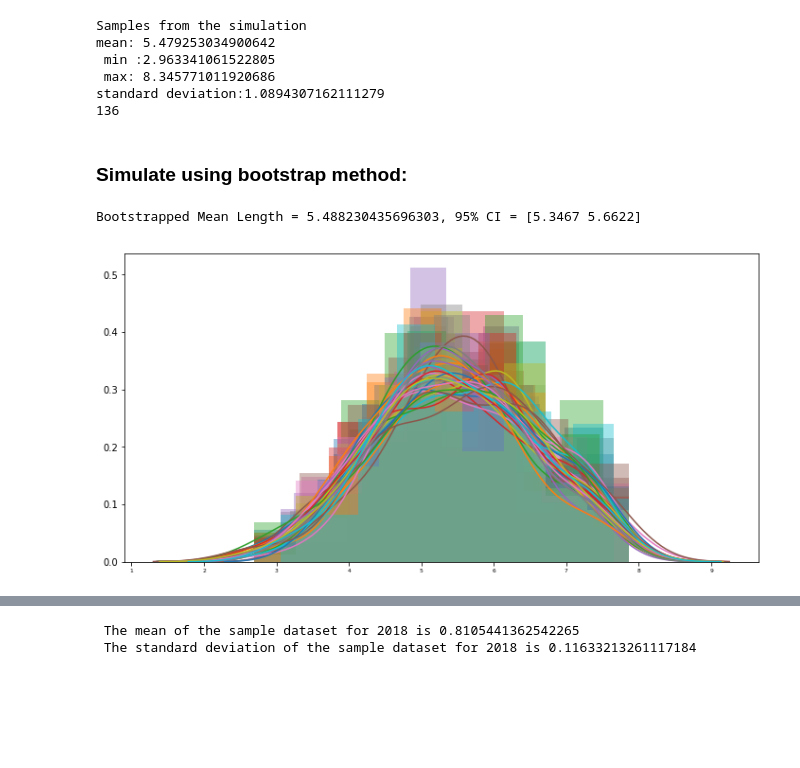
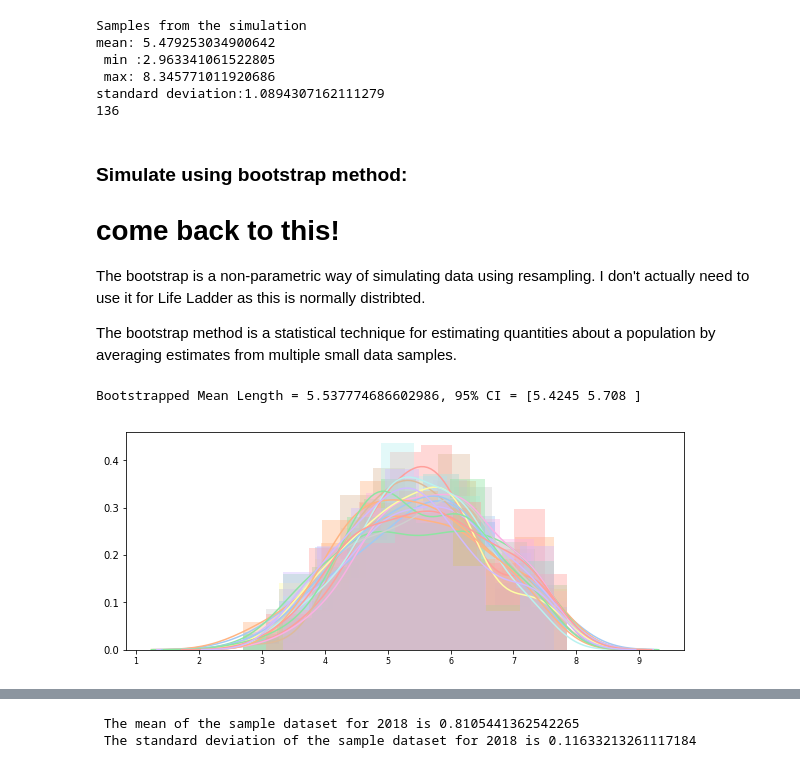
Before and after one commit to angela1C/Programming-for-Data-Analysis-Simulation-Project-2019, a Jupyter notebook: HappySimulate.ipynb, the cells around one changed output, grey strips where cells are left out. Cells and saved outputs as stored; diff of their text form; code cells hidden in the pictures; blank space fills up the shorter version.

```diff
--- a/HappySimulate.ipynb
+++ b/HappySimulate.ipynb
@@ -721,10 +728,13 @@ Here I plot the distribution of countries in the real dataset over the 10 region
 To avoid the axes labels overlapping, I have followed advice on [drawing from data](https://www.drawingfromdata.com/how-to-rotate-axis-labels-in-seaborn-and-matplotlib) to rotate the axes labels.
 Also to show the plot by descending order of the region with the most countries.
 # %%
+plt.rcParams["figure.figsize"] = (10,4)
+plt.rcParams["xtick.labelsize"] = 8
+
 sns.set_palette("pastel")
 # https://stackoverflow.com/q/46623583 order countplot by count.
 chart= sns.countplot(df18.Region, order= df18['Region'].value_counts().index)
 # rotate axes labels to avoid overlap - see <https://www.drawingfromdata.com/how-to-rotate-axis-labels-in-seaborn-and-matplotlib>
 chart.set_xticklabels(chart.get_xticklabels(), rotation=45)
-plt.title("Distribution of Geographic Regions in in the dataset 2018");
+plt.title("Distribution of Countries in Geographic Regions in in the dataset 2018");
 # %% [output]
@@ -749,7 +759,7 @@ Here I am just going to create some country names by appending a digit to the st
 # create a list of countries by appending number to 'country'
 countries =[]
 
-for i in range(100):
+for i in range(136):
     countryname = 'Sim_Country_'+str(i)
     countries.append(countryname)
 
@@ -785,6 +795,7 @@ sim_df
 Here is a countplot showing the distribution of countries across the 10 simulated regions in the same proportion as in the actual dataset for 2018.
 # %%
 # set the figure size
+plt.rcParams["figure.figsize"] = (10,4)
 sns.set_palette("muted")
 # countplot of simulated region, order by counts
 sns.countplot(sim_df.Sim_Region, order= sim_df['Sim_Region'].value_counts().index)
@@ -996,0 +969,17 @@ df15.shape
+# %%
+# Anderson-Darling Test - adapted from https://machinelearningmastery.com/a-gentle-introduction-to-normality-tests-in-python/
+
+from scipy.stats import anderson
+# normality test
+result = anderson(df18['Life Ladder'])
+print('Statistic: %.3f' % result.statistic)
+p = 0
+# checking for a range of critical values
+for i in range(len(result.critical_values)):
+    sl, cv = result.significance_level[i], result.critical_values[i]
+    if result.statistic < result.critical_values[i]:
+        # fail to reject the null that the data is normal if test statistic is less than the critical value.
+        print('%.3f: %.3f, data looks normal (fail to reject H0)' % (sl, cv))
+    else:
+        # reject the null that the data is normal if test statistic is greater than the critical value.
+        print('%.3f: %.3f, data does not look normal (reject H0)' % (sl, cv))
@@ -1045,30 +1084,35 @@ mean: 5.479253034900642
  max: 8.345771011920686
 standard deviation:1.0894307162111279
 136
-# %% [markdown]
-### Simulate using bootstrap method:
+# %% [markdown]
+### Simulate using bootstrap method:
+# come back to this!
+
+The bootstrap is a non-parametric way of simulating data using resampling. I don't actually need to use it for Life Ladder as this is normally distribted.
+
+The bootstrap method is a statistical technique for estimating quantities about a population by averaging estimates from multiple small data samples.
 # %%
 # trying bootstrap adapted from datacamp:
 life=df18['Life Ladder']
 # create a list to store the means of the samples, set the number of simulations
-mean_life, sims = [], 30
-# use loop to create 100 samples - takes very long to do 1000
+mean_life, sims = [], 15
+# use loop to create 15 samples - takes very long to do 1000
 for i in range(sims):
     # draw a random sample from life with replacement and store it in life_sample
     life_sample=np.random.choice(life, replace=True, size=len(life))
     # calculate the mean of each sample
     sns.distplot(life_sample)
     sample_mean = np.mean(life_sample)
     # append the mean of each sample to mean_lifes
     mean_life.append(sample_mean)
 
 # Calculate bootstrapped mean and 95% confidence interval.
 boot_mean = np.mean(mean_life)
 boot_95_ci = np.percentile(mean_life, [2.5, 97.5])
 print("Bootstrapped Mean Length = {}, 95% CI = {}".format(boot_mean, boot_95_ci))
 # %% [output]
-Bootstrapped Mean Length = 5.488230435696303, 95% CI = [5.3467 5.6622]
+Bootstrapped Mean Length = 5.537774686602986, 95% CI = [5.4245 5.708 ]
-[figure, old version]
+[figure, new version]
 # %%
 print("Samples from the simulation")
 print(f"mean: {life_sample.mean()}")
```
Also changed, not shown: parts of 102 cells of this notebook, 5 other files.
